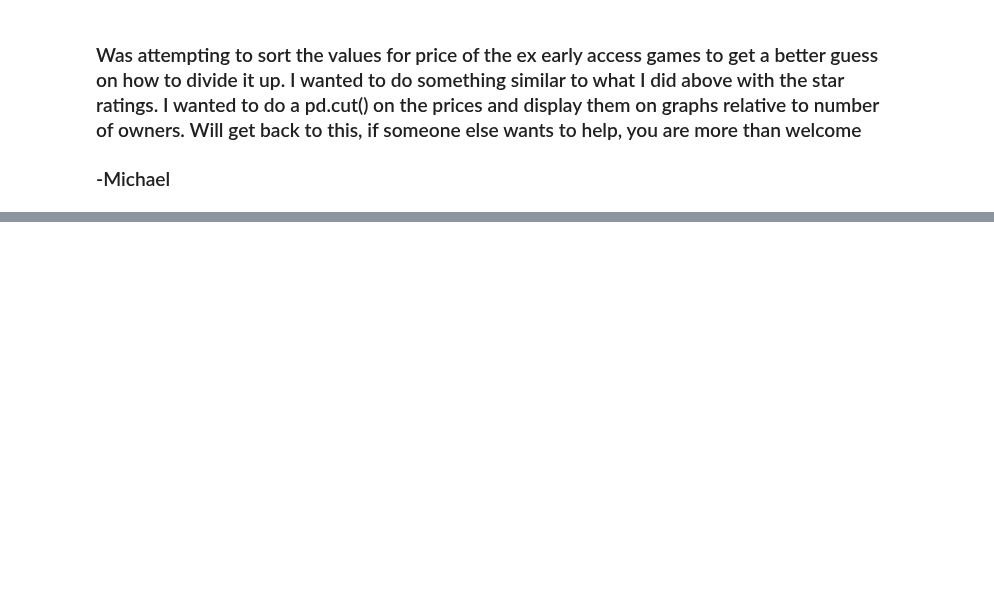
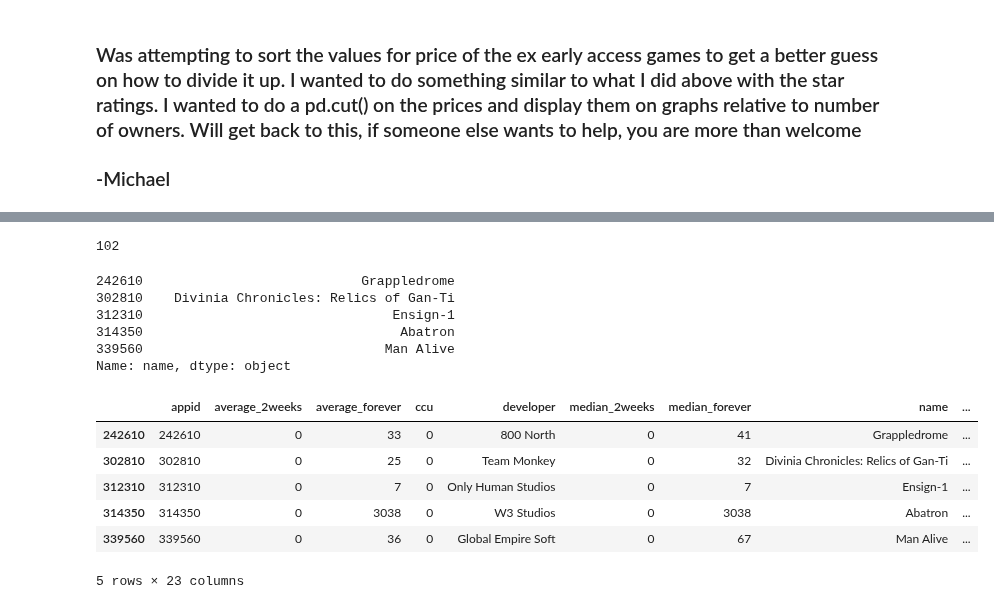
Before and after one commit to UNCG-CSE/SteamConnect, a Jupyter notebook: code/early_access_sorting.ipynb, the cells around one changed output, grey strips where cells are left out. Saved outputs shown, nothing was run; the diff lists cells and outputs as text; code cells hidden in the pictures; blank space fills up the shorter version.

```diff
--- a/code/early_access_sorting.ipynb
+++ b/code/early_access_sorting.ipynb
@@ -272,0 +278,13 @@ new_ex_early_access.price.max()
+# %%
+len(new_early_access.loc[new_early_access['userscore'] == 100])
+# %% [output]
+102
+# %%
+new_early_access.loc[new_early_access['userscore'] == 100].name.head()
+# %% [output]
+242610                            Grappledrome
+302810    Divinia Chronicles: Relics of Gan-Ti
+312310                                Ensign-1
+314350                                 Abatron
+339560                               Man Alive
+Name: name, dtype: object
@@ -272,0 +295,10 @@ new_ex_early_access.price.max()
+# %%
+new_early_access.loc[new_early_access['userscore'] >= 100].head()
+# %% [output]
+|  | appid | average_2weeks | average_forever | ccu | developer | median_2weeks | median_forever | name | ... |
+| 242610 | 242610 | 0 | 33 | 0 | 800 North | 0 | 41 | Grappledrome | ... |
+| 302810 | 302810 | 0 | 25 | 0 | Team Monkey | 0 | 32 | Divinia Chronicles: Relics of Gan-Ti | ... |
+| 312310 | 312310 | 0 | 7 | 0 | Only Human Studios | 0 | 7 | Ensign-1 | ... |
+| 314350 | 314350 | 0 | 3038 | 0 | W3 Studios | 0 | 3038 | Abatron | ... |
+| 339560 | 339560 | 0 | 36 | 0 | Global Empire Soft | 0 | 67 | Man Alive | ... |
+5 rows × 23 columns
```
Also changed, not shown: parts of 9 cells of this notebook.
